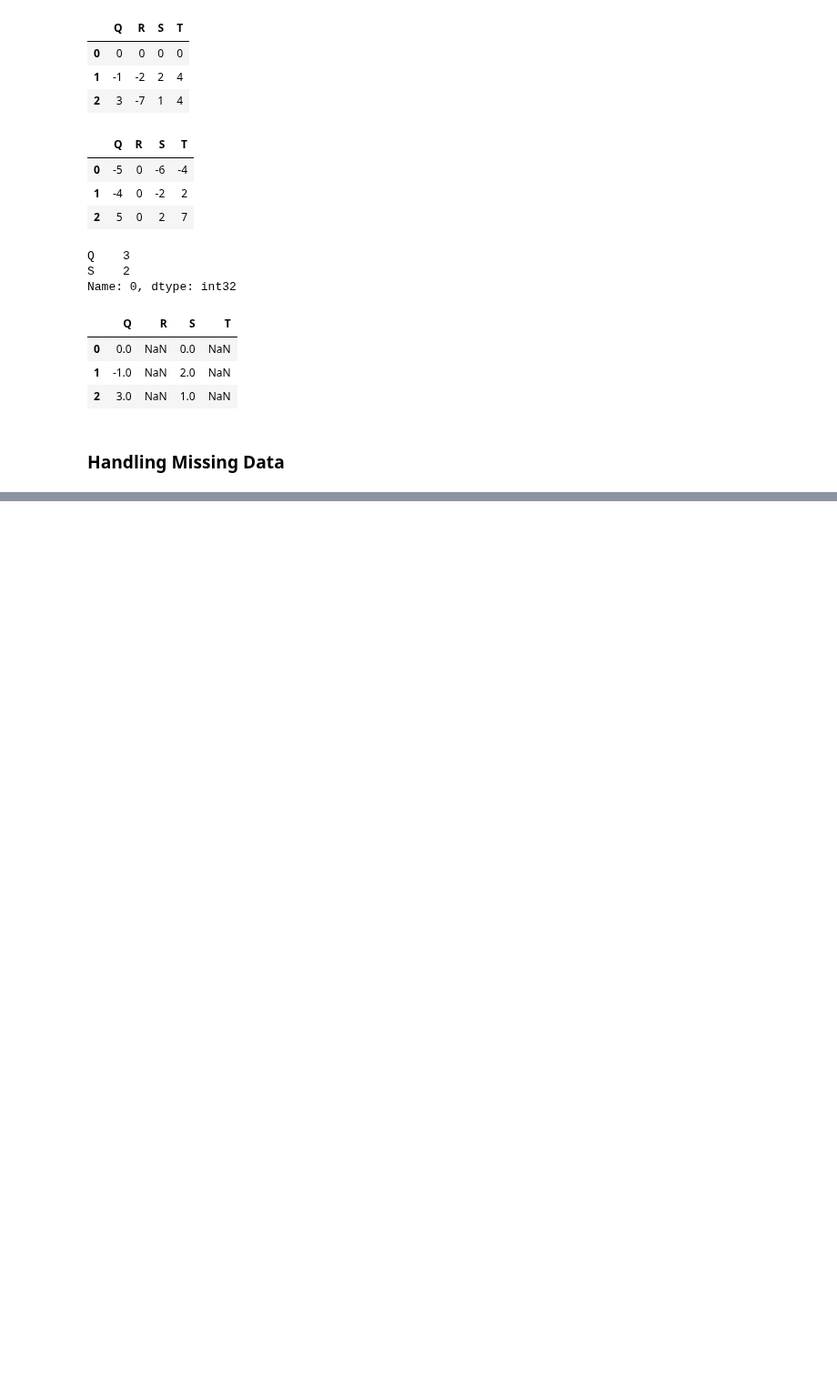
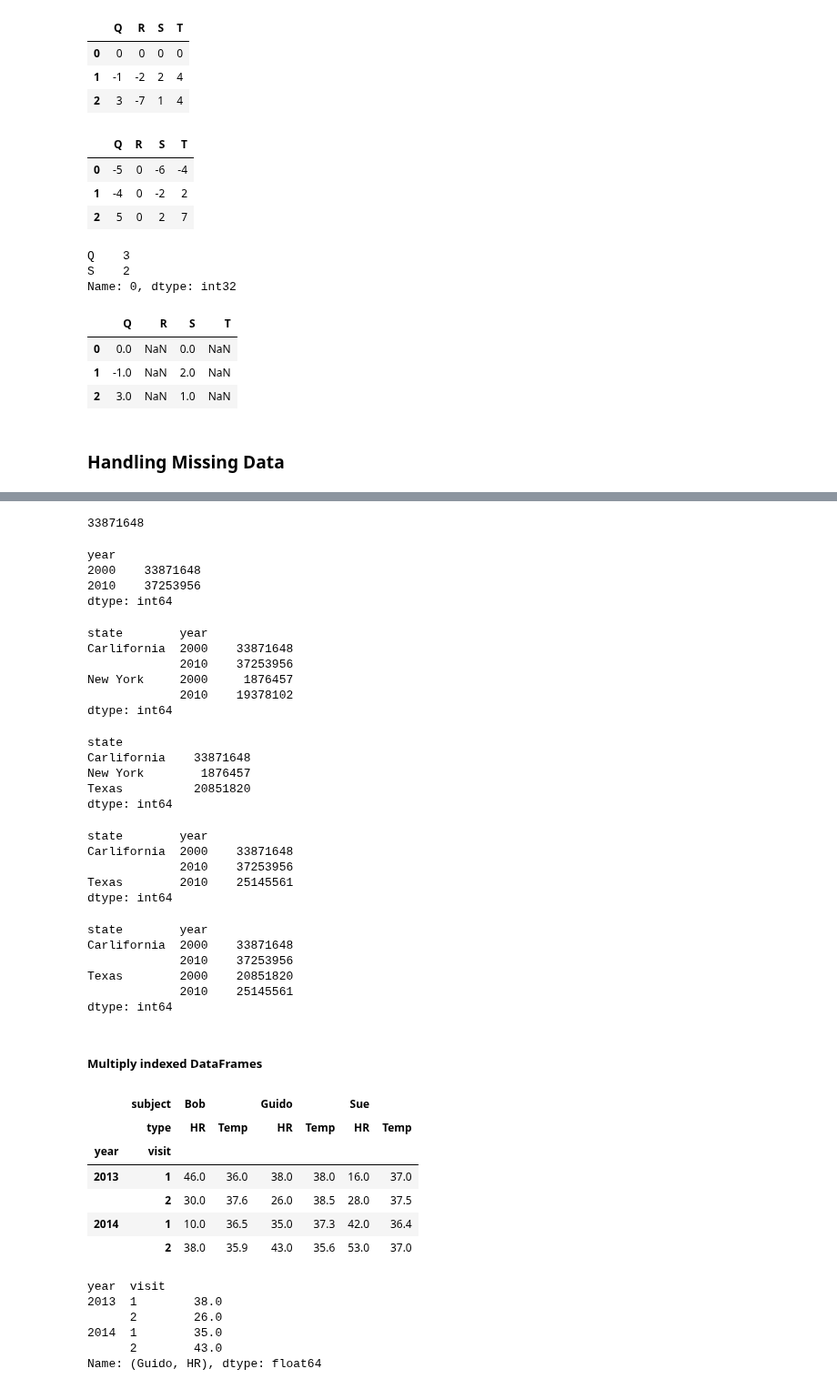
Before and after one commit to OxwardInc/Industrial-Training, a Jupyter notebook: Assignment/Week 16/pandas book.ipynb, the cells around one changed output, grey strips where cells are left out. Shown at 91% size. Cells and saved outputs as stored; diff of their text form; code cells hidden in the pictures; blank space fills up the shorter version.

```diff
--- a/Assignment/Week 16/pandas book.ipynb
+++ b/Assignment/Week 16/pandas book.ipynb
@@ -770,0 +1209,66 @@ df - halfrow
+# %%
+pop['Carlifornia', 2000]
+# %% [output]
+33871648
+# %%
+pop['Carlifornia']
+# %% [output]
+year
+2000    33871648
+2010    37253956
+dtype: int64
+# %%
+pop.loc['Carlifornia': 'New York']
+# %% [output]
+state        year
+Carlifornia  2000    33871648
+             2010    37253956
+New York     2000     1876457
+             2010    19378102
+dtype: int64
+# %%
+pop[:, 2000]
+# %% [output]
+state
+Carlifornia    33871648
+New York        1876457
+Texas          20851820
+dtype: int64
+# %%
+pop[pop > 22000000]
+# %% [output]
+state        year
+Carlifornia  2000    33871648
+             2010    37253956
+Texas        2010    25145561
+dtype: int64
+# %%
+pop[['Carlifornia', 'Texas']]
+# %% [output]
+state        year
+Carlifornia  2000    33871648
+             2010    37253956
+Texas        2000    20851820
+             2010    25145561
+dtype: int64
+# %% [markdown]
+##### Multiply indexed DataFrames
+# %%
+health_data
+# %% [output]
+|  | subject | Bob |  | Guido |  | Sue |  |
+|  | type | HR | Temp | HR | Temp | HR | Temp |
+| year | visit |  |  |  |  |  |  |
+| 2013 | 1 | 46.0 | 36.0 | 38.0 | 38.0 | 16.0 | 37.0 |
+|  | 2 | 30.0 | 37.6 | 26.0 | 38.5 | 28.0 | 37.5 |
+| 2014 | 1 | 10.0 | 36.5 | 35.0 | 37.3 | 42.0 | 36.4 |
+|  | 2 | 38.0 | 35.9 | 43.0 | 35.6 | 53.0 | 37.0 |
+# %%
+health_data['Guido', 'HR']
+# %% [output]
+year  visit
+2013  1        38.0
+      2        26.0
+2014  1        35.0
+      2        43.0
+Name: (Guido, HR), dtype: float64
```
Also changed, not shown: parts of 79 cells of this notebook.
